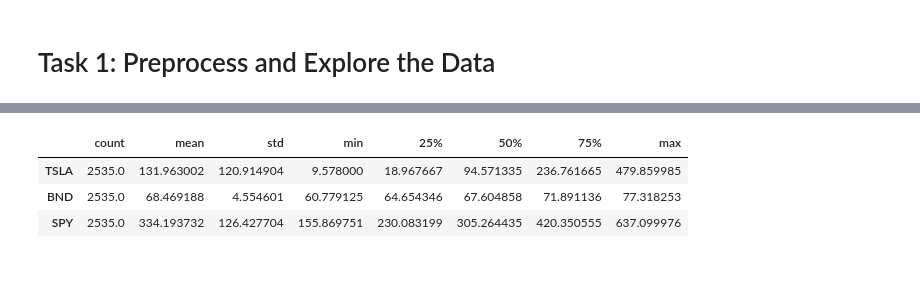
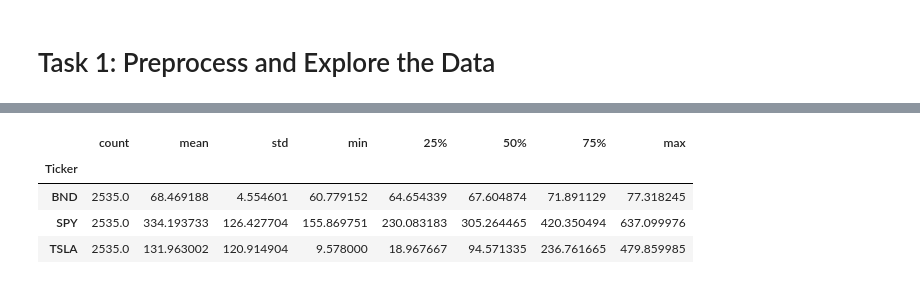
Before and after one commit to Addisu22/Time-Series-Forecasting-for-Portfolio-Management-Optimization, a Jupyter notebook: Notebooks/Preprocess_Explore_Data.ipynb, the cells around one changed output, grey strips where cells are left out. Cells and saved outputs as stored; diff of their text form; code cells hidden in the pictures.

```diff
--- a/Notebooks/Preprocess_Explore_Data.ipynb
+++ b/Notebooks/Preprocess_Explore_Data.ipynb
@@ -15,15 +15,15 @@ sys.path.append(os.path.abspath("../Scripts"))
 import warnings
 warnings.filterwarnings('ignore')
 # %%
-sns.set(style="whitegrid")
-plt.rcParams['figure.figsize'] = (12,6)
+    # Parameters
 tickers = ['TSLA', 'BND', 'SPY']
-start ='2015-07-01'
-end = '2025-07-31'
+start_date = '2015-07-01'
+end_date = '2025-07-31'
 # %%
 from load_stock_data import *
 # %%
-df = download_stock_data(tickers, start, end)
-print(f"Downloading {tickers} from {start} to {end} ...")
+    # Download portfolio data
+df = download_data(tickers, start_date, end_date)
+print(f"Downloading {tickers} from {start_date} to {end_date} ...")
 df.head()
 # %% [output]
@@ -111,8 +92,9 @@ After dropping rows with missing values:
 # %%
-df.describe().T
+df['Close'].describe().T
 # %% [output]
 |  | count | mean | std | min | 25% | 50% | 75% | max |
+| Ticker |  |  |  |  |  |  |  |  |
+| BND | 2535.0 | 68.469188 | 4.554601 | 60.779152 | 64.654339 | 67.604874 | 71.891129 | 77.318245 |
+| SPY | 2535.0 | 334.193733 | 126.427704 | 155.869751 | 230.083183 | 305.264465 | 420.350494 | 637.099976 |
 | TSLA | 2535.0 | 131.963002 | 120.914904 | 9.578000 | 18.967667 | 94.571335 | 236.761665 | 479.859985 |
-| BND | 2535.0 | 68.469188 | 4.554601 | 60.779125 | 64.654346 | 67.604858 | 71.891136 | 77.318253 |
-| SPY | 2535.0 | 334.193732 | 126.427704 | 155.869751 | 230.083199 | 305.264435 | 420.350555 | 637.099976 |
 # %%
```
Also changed, not shown: parts of 14 cells of this notebook.
